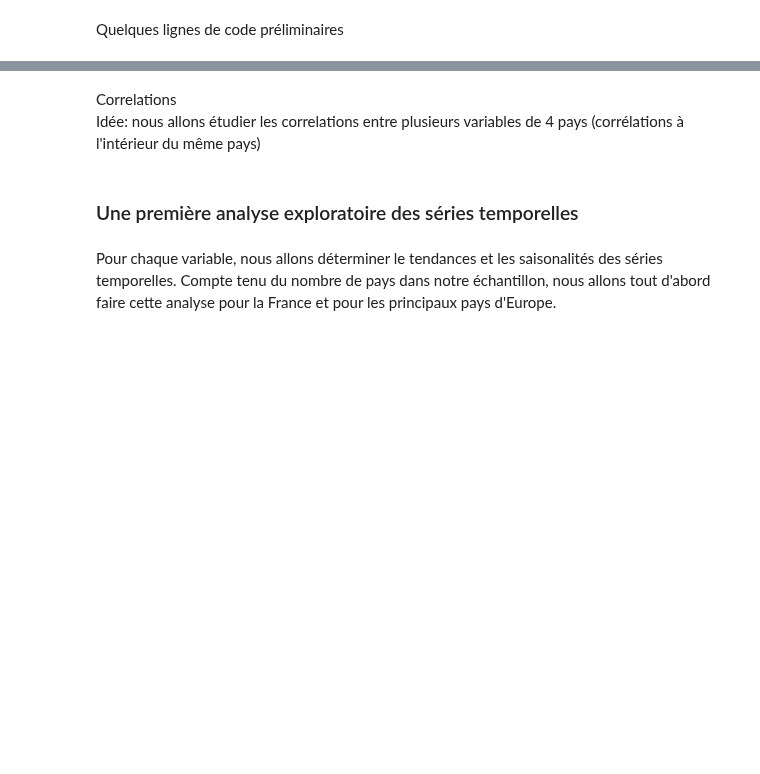
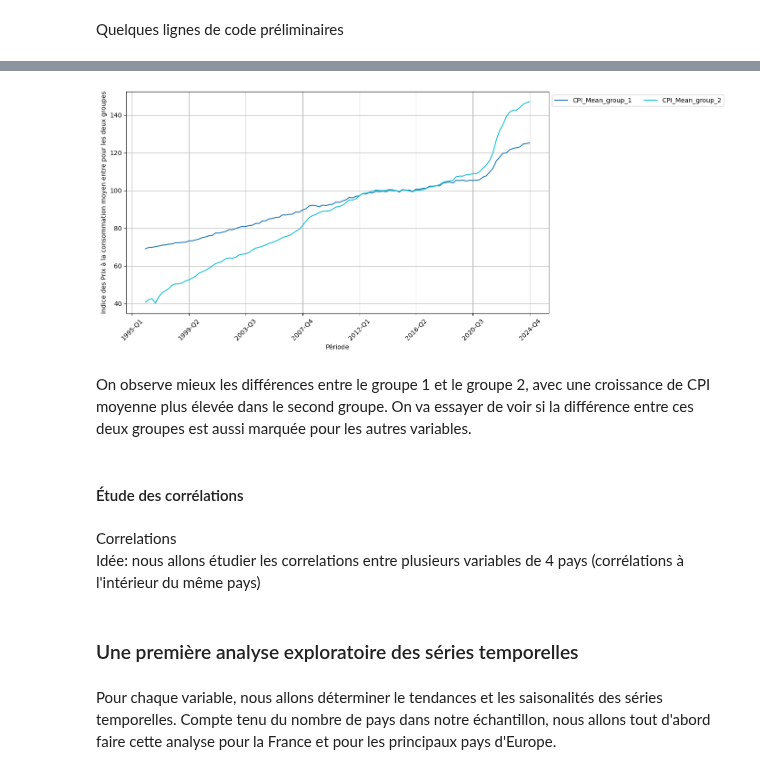
Before and after one commit to enriquealarcon01/Stat-App, a Jupyter notebook: Visualisation.ipynb, the cells around one changed output, grey strips where cells are left out. Cells and saved outputs as stored; diff of their text form; code cells hidden in the pictures; blank space fills up the shorter version.

```diff
--- a/Visualisation.ipynb
+++ b/Visualisation.ipynb
@@ -135,3 +262,11 @@ df_TS_after_2020.describe()
+# %%
+tracer_evolution(CPI_Moyenne, xlabel ="Période",ylabel = "Indice des Prix à la consommation moyen entre pour les deux groupes")
+# %% [output]
+[figure, added]
+# %% [markdown]
+On observe mieux les différences entre le groupe 1 et le groupe 2, avec une croissance de CPI moyenne plus élevée dans le second groupe. On va essayer de voir si la différence entre ces deux groupes est aussi marquée pour les autres variables.
+# %% [markdown]
+#### Étude des corrélations <a class="anchor" id="partie222"></a>
 # %% [markdown]
 Correlations\
 Idée: nous allons étudier les correlations entre plusieurs variables de 4 pays (corrélations à l'intérieur du même pays)
@@ -159,7 +294,7 @@ plt.subplot(2,2,4)
 sns.heatmap(df[Romania].corr())
 plt.title("Matrice de corrélation des variables de la Roumanie")
 # %% [markdown]
-### Une première analyse exploratoire des séries temporelles <a class="anchor" id="partie23"></a>
+### Une première analyse exploratoire des séries temporelles <a class="anchor" id="partie24"></a>
 # %% [markdown]
 Pour chaque variable, nous allons déterminer  le tendances et les saisonalités des séries temporelles. Compte tenu du nombre de pays dans notre échantillon, nous allons tout d'abord faire cette analyse pour la France et pour les principaux pays d'Europe.
 # %% [markdown]
```
Also changed, not shown: parts of 26 cells of this notebook, 1 other file.
